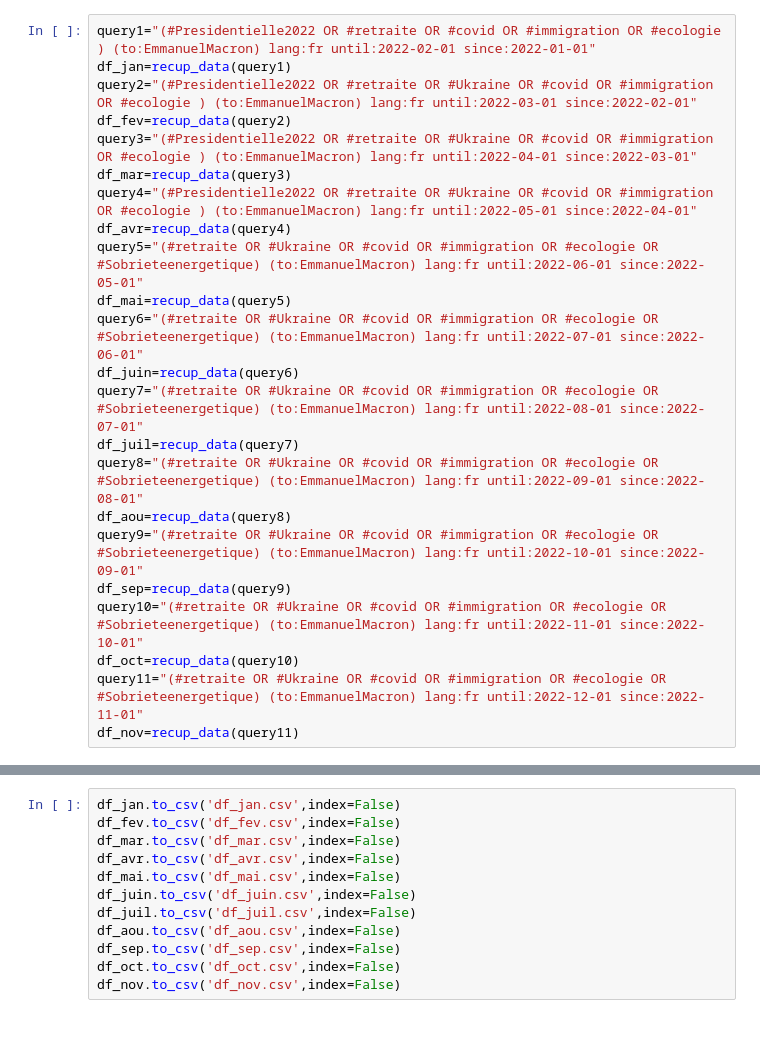
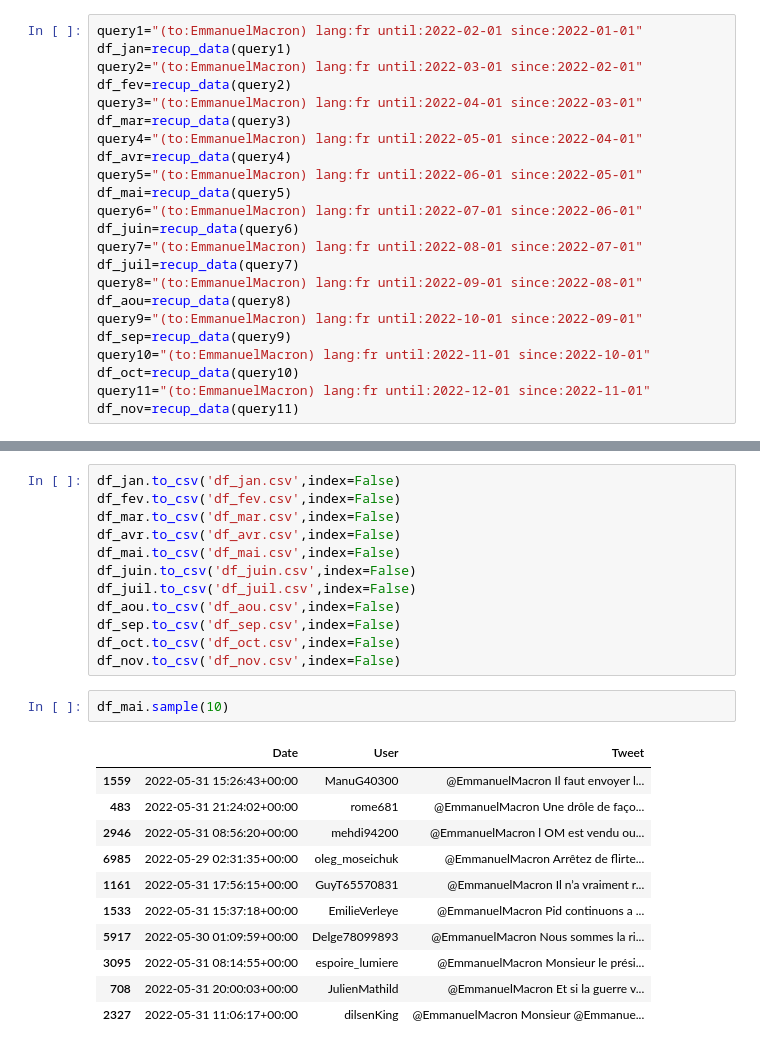
Before and after one commit to Pakatak/Projet_Python_2022, a Jupyter notebook: scraptwitter.ipynb, the cells around one changed output, grey strips where cells are left out. Saved outputs shown, nothing was run; the diff lists cells and outputs as text.

```diff
--- a/scraptwitter.ipynb
+++ b/scraptwitter.ipynb
@@ -29,25 +33,25 @@ def recup_data(query,limit=10000):
           tweets.append([tweet.date,tweet.user.username,tweet.content])
   return pd.DataFrame(tweets,columns=['Date','User','Tweet'])
 # %%
-query1="(#Presidentielle2022 OR #retraite OR #covid OR #immigration OR #ecologie ) (to:EmmanuelMacron) lang:fr until:2022-02-01 since:2022-01-01"
+query1="(to:EmmanuelMacron) lang:fr until:2022-02-01 since:2022-01-01"
 df_jan=recup_data(query1)
-query2="(#Presidentielle2022 OR #retraite OR #Ukraine OR #covid OR #immigration OR #ecologie ) (to:EmmanuelMacron) lang:fr until:2022-03-01 since:2022-02-01"
+query2="(to:EmmanuelMacron) lang:fr until:2022-03-01 since:2022-02-01"
 df_fev=recup_data(query2)
-query3="(#Presidentielle2022 OR #retraite OR #Ukraine OR #covid OR #immigration OR #ecologie ) (to:EmmanuelMacron) lang:fr until:2022-04-01 since:2022-03-01"
+query3="(to:EmmanuelMacron) lang:fr until:2022-04-01 since:2022-03-01"
 df_mar=recup_data(query3)
-query4="(#Presidentielle2022 OR #retraite OR #Ukraine OR #covid OR #immigration OR #ecologie ) (to:EmmanuelMacron) lang:fr until:2022-05-01 since:2022-04-01"
+query4="(to:EmmanuelMacron) lang:fr until:2022-05-01 since:2022-04-01"
 df_avr=recup_data(query4)
-query5="(#retraite OR #Ukraine OR #covid OR #immigration OR #ecologie OR #Sobrieteenergetique) (to:EmmanuelMacron) lang:fr until:2022-06-01 since:2022-05-01"
+query5="(to:EmmanuelMacron) lang:fr until:2022-06-01 since:2022-05-01"
 df_mai=recup_data(query5)
-query6="(#retraite OR #Ukraine OR #covid OR #immigration OR #ecologie OR #Sobrieteenergetique) (to:EmmanuelMacron) lang:fr until:2022-07-01 since:2022-06-01"
+query6="(to:EmmanuelMacron) lang:fr until:2022-07-01 since:2022-06-01"
 df_juin=recup_data(query6)
-query7="(#retraite OR #Ukraine OR #covid OR #immigration OR #ecologie OR #Sobrieteenergetique) (to:EmmanuelMacron) lang:fr until:2022-08-01 since:2022-07-01"
+query7="(to:EmmanuelMacron) lang:fr until:2022-08-01 since:2022-07-01"
 df_juil=recup_data(query7)
-query8="(#retraite OR #Ukraine OR #covid OR #immigration OR #ecologie OR #Sobrieteenergetique) (to:EmmanuelMacron) lang:fr until:2022-09-01 since:2022-08-01"
+query8="(to:EmmanuelMacron) lang:fr until:2022-09-01 since:2022-08-01"
 df_aou=recup_data(query8)
-query9="(#retraite OR #Ukraine OR #covid OR #immigration OR #ecologie OR #Sobrieteenergetique) (to:EmmanuelMacron) lang:fr until:2022-10-01 since:2022-09-01"
+query9="(to:EmmanuelMacron) lang:fr until:2022-10-01 since:2022-09-01"
 df_sep=recup_data(query9)
-query10="(#retraite OR #Ukraine OR #covid OR #immigration OR #ecologie OR #Sobrieteenergetique) (to:EmmanuelMacron) lang:fr until:2022-11-01 since:2022-10-01"
+query10="(to:EmmanuelMacron) lang:fr until:2022-11-01 since:2022-10-01"
 df_oct=recup_data(query10)
-query11="(#retraite OR #Ukraine OR #covid OR #immigration OR #ecologie OR #Sobrieteenergetique) (to:EmmanuelMacron) lang:fr until:2022-12-01 since:2022-11-01"
+query11="(to:EmmanuelMacron) lang:fr until:2022-12-01 since:2022-11-01"
 df_nov=recup_data(query11)
@@ -63,3 +69,17 @@ df_aou.to_csv('df_aou.csv',index=False)
 df_sep.to_csv('df_sep.csv',index=False)
 df_oct.to_csv('df_oct.csv',index=False)
 df_nov.to_csv('df_nov.csv',index=False)
+# %%
+df_mai.sample(10)
+# %% [output]
+|  | Date | User | Tweet |
+| 1559 | 2022-05-31 15:26:43+00:00 | ManuG40300 | @EmmanuelMacron Il faut envoyer l... |
+| 483 | 2022-05-31 21:24:02+00:00 | rome681 | @EmmanuelMacron Une drôle de faço... |
+| 2946 | 2022-05-31 08:56:20+00:00 | mehdi94200 | @EmmanuelMacron l OM est vendu ou... |
+| 6985 | 2022-05-29 02:31:35+00:00 | oleg_moseichuk | @EmmanuelMacron Arrêtez de flirte... |
+| 1161 | 2022-05-31 17:56:15+00:00 | GuyT65570831 | @EmmanuelMacron Il n’a vraiment r... |
+| 1533 | 2022-05-31 15:37:18+00:00 | EmilieVerleye | @EmmanuelMacron Pid continuons a ... |
+| 5917 | 2022-05-30 01:09:59+00:00 | Delge78099893 | @EmmanuelMacron Nous sommes la ri... |
+| 3095 | 2022-05-31 08:14:55+00:00 | espoire_lumiere | @EmmanuelMacron Monsieur le prési... |
+| 708 | 2022-05-31 20:00:03+00:00 | JulienMathild | @EmmanuelMacron Et si la guerre v... |
+| 2327 | 2022-05-31 11:06:17+00:00 | dilsenKing | @EmmanuelMacron Monsieur @Emmanue... |
```
Also changed, not shown: parts of 8 cells of this notebook.
